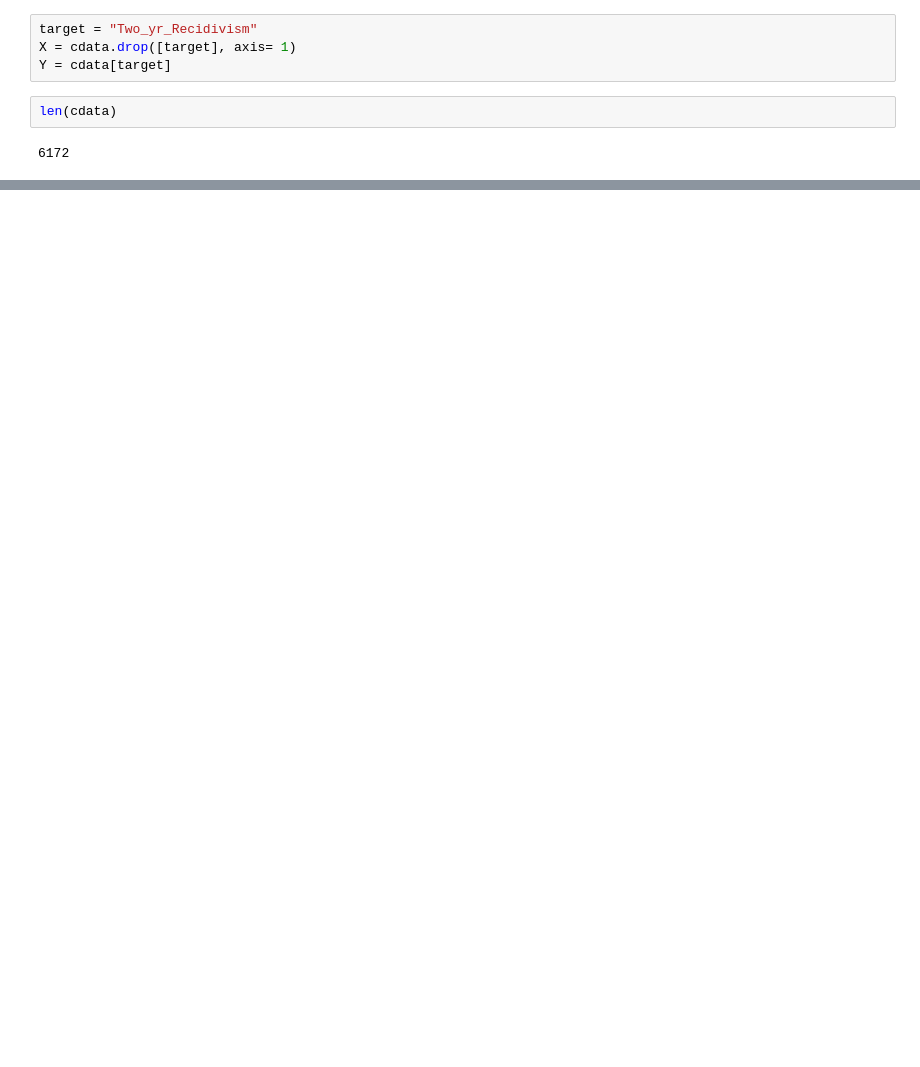
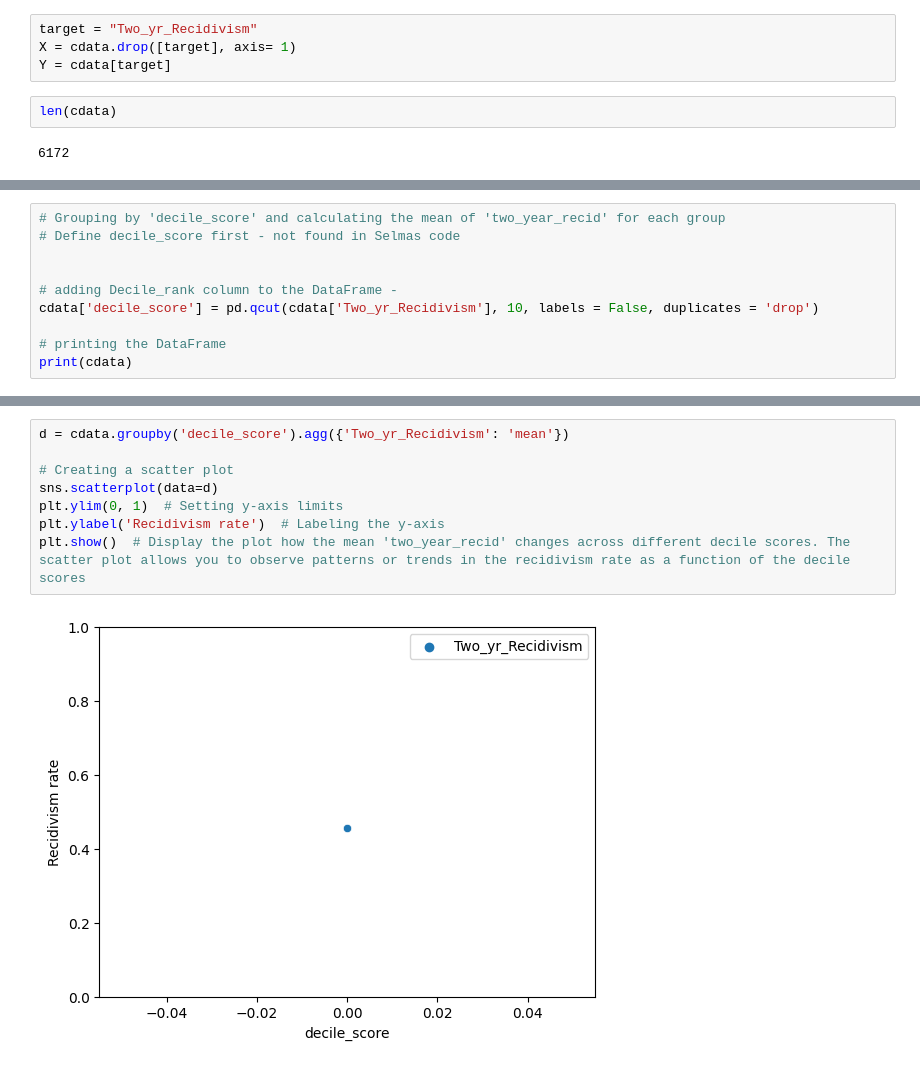
Before and after one commit to MDankloff/ScriptAIRbnb.R, a Jupyter notebook: testCOMPAS.ipynb, the cells around one changed output, grey strips where cells are left out. Cells and saved outputs as stored; diff of their text form; blank space fills up the shorter version.

```diff
--- a/testCOMPAS.ipynb
+++ b/testCOMPAS.ipynb
@@ -102,0 +120,10 @@ Final_cdata[Final_cdata['errors']==1]
+# %%
+# Grouping by 'decile_score' and calculating the mean of 'two_year_recid' for each group
+# Define decile_score first - not found in Selmas code
+
+
+# adding Decile_rank column to the DataFrame -
+cdata['decile_score'] = pd.qcut(cdata['Two_yr_Recidivism'], 10, labels = False, duplicates = 'drop')
+
+# printing the DataFrame
+print(cdata)
@@ -102,0 +148,10 @@ Final_cdata[Final_cdata['errors']==1]
+# %%
+d = cdata.groupby('decile_score').agg({'Two_yr_Recidivism': 'mean'})
+
+# Creating a scatter plot
+sns.scatterplot(data=d)
+plt.ylim(0, 1)  # Setting y-axis limits
+plt.ylabel('Recidivism rate')  # Labeling the y-axis
+plt.show()  # Display the plot how the mean 'two_year_recid' changes across different decile scores. The scatter plot allows you to observe patterns or trends in the recidivism rate as a function of the decile scores
+# %% [output]
+[figure, added]
```
Also changed, not shown: parts of 13 cells of this notebook.
